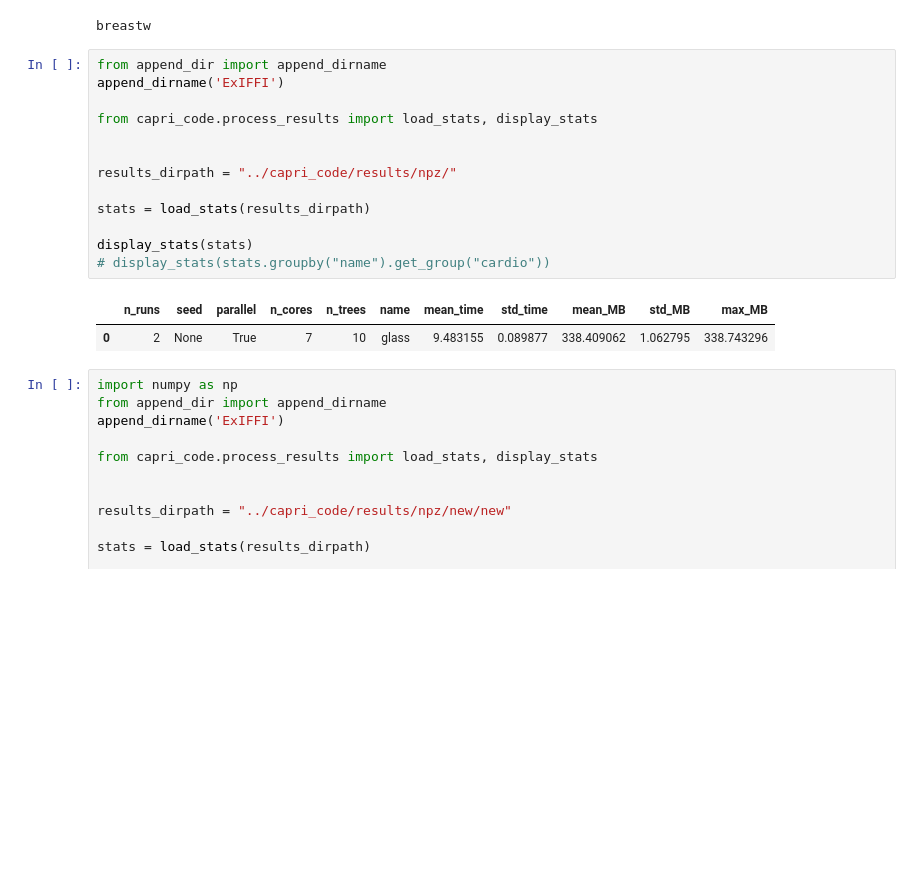
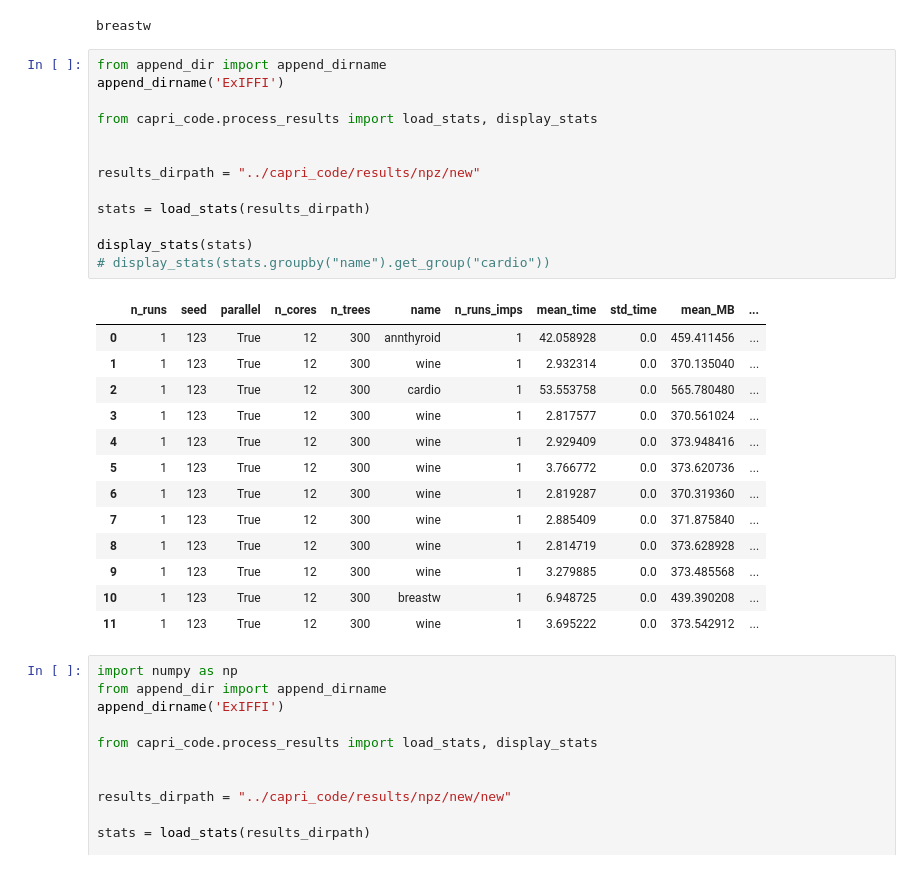
Before and after one commit to francesco-borsatti-unipd/ExIFFI, a Jupyter notebook: notebooks/Test_Parallel.ipynb, the cells around one changed output. Cells and saved outputs as stored; diff of their text form; blank space fills up the shorter version.

Commit message:
Update Test_Parallel

```diff
--- a/notebooks/Test_Parallel.ipynb
+++ b/notebooks/Test_Parallel.ipynb
@@ -407,19 +407,30 @@ breastw
 # %%
 from append_dir import append_dirname
 append_dirname('ExIFFI')
 
 from capri_code.process_results import load_stats, display_stats
 
 
-results_dirpath = "../capri_code/results/npz/"
+results_dirpath = "../capri_code/results/npz/new"
 
 stats = load_stats(results_dirpath)
 
 display_stats(stats)
 # display_stats(stats.groupby("name").get_group("cardio"))
 # %% [output]
-|  | n_runs | seed | parallel | n_cores | n_trees | name | mean_time | std_time | mean_MB | std_MB | max_MB |
-| 0 | 2 | None | True | 7 | 10 | glass | 9.483155 | 0.089877 | 338.409062 | 1.062795 | 338.743296 |
+|  | n_runs | seed | parallel | n_cores | n_trees | name | n_runs_imps | mean_time | std_time | mean_MB | ... |
+| 0 | 1 | 123 | True | 12 | 300 | annthyroid | 1 | 42.058928 | 0.0 | 459.411456 | ... |
+| 1 | 1 | 123 | True | 12 | 300 | wine | 1 | 2.932314 | 0.0 | 370.135040 | ... |
+| 2 | 1 | 123 | True | 12 | 300 | cardio | 1 | 53.553758 | 0.0 | 565.780480 | ... |
+| 3 | 1 | 123 | True | 12 | 300 | wine | 1 | 2.817577 | 0.0 | 370.561024 | ... |
+| 4 | 1 | 123 | True | 12 | 300 | wine | 1 | 2.929409 | 0.0 | 373.948416 | ... |
+| 5 | 1 | 123 | True | 12 | 300 | wine | 1 | 3.766772 | 0.0 | 373.620736 | ... |
+| 6 | 1 | 123 | True | 12 | 300 | wine | 1 | 2.819287 | 0.0 | 370.319360 | ... |
+| 7 | 1 | 123 | True | 12 | 300 | wine | 1 | 2.885409 | 0.0 | 371.875840 | ... |
+| 8 | 1 | 123 | True | 12 | 300 | wine | 1 | 2.814719 | 0.0 | 373.628928 | ... |
+| 9 | 1 | 123 | True | 12 | 300 | wine | 1 | 3.279885 | 0.0 | 373.485568 | ... |
+| 10 | 1 | 123 | True | 12 | 300 | breastw | 1 | 6.948725 | 0.0 | 439.390208 | ... |
+| 11 | 1 | 123 | True | 12 | 300 | wine | 1 | 3.695222 | 0.0 | 373.542912 | ... |
 # %%
 import numpy as np
 from append_dir import append_dirname
```
